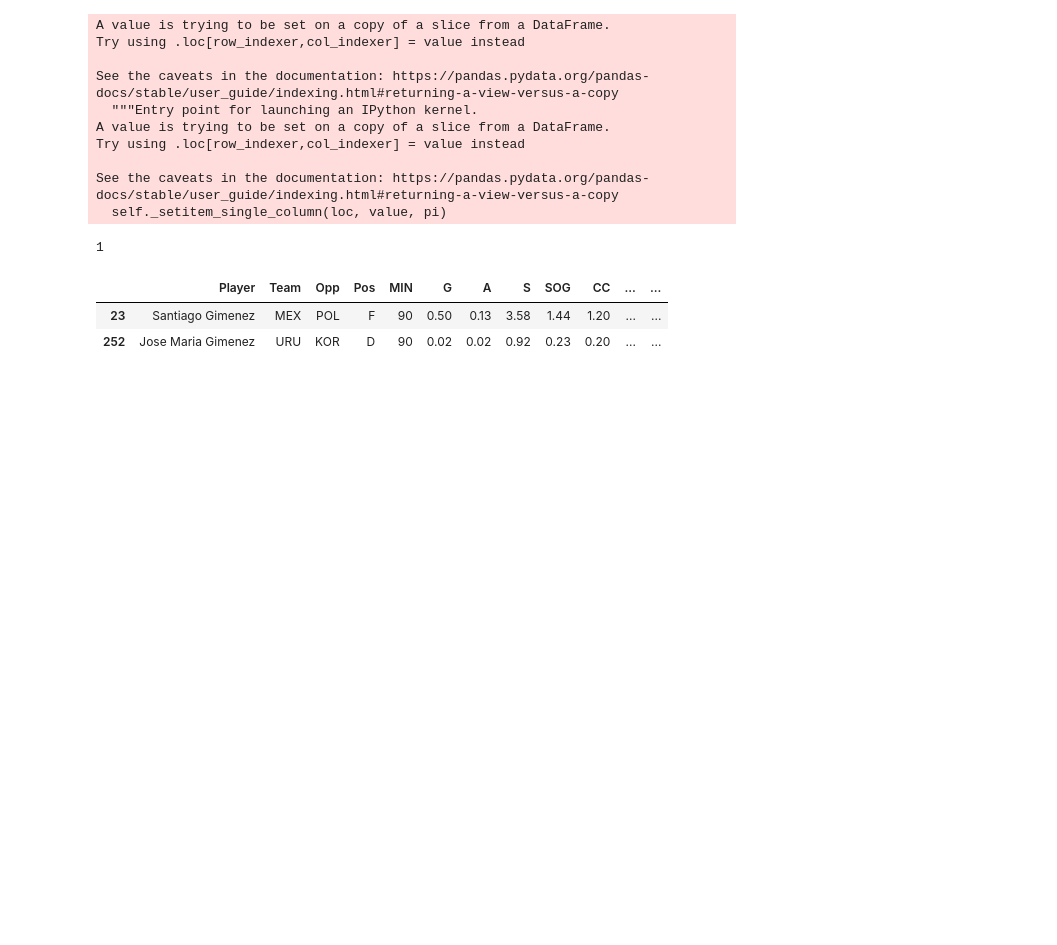
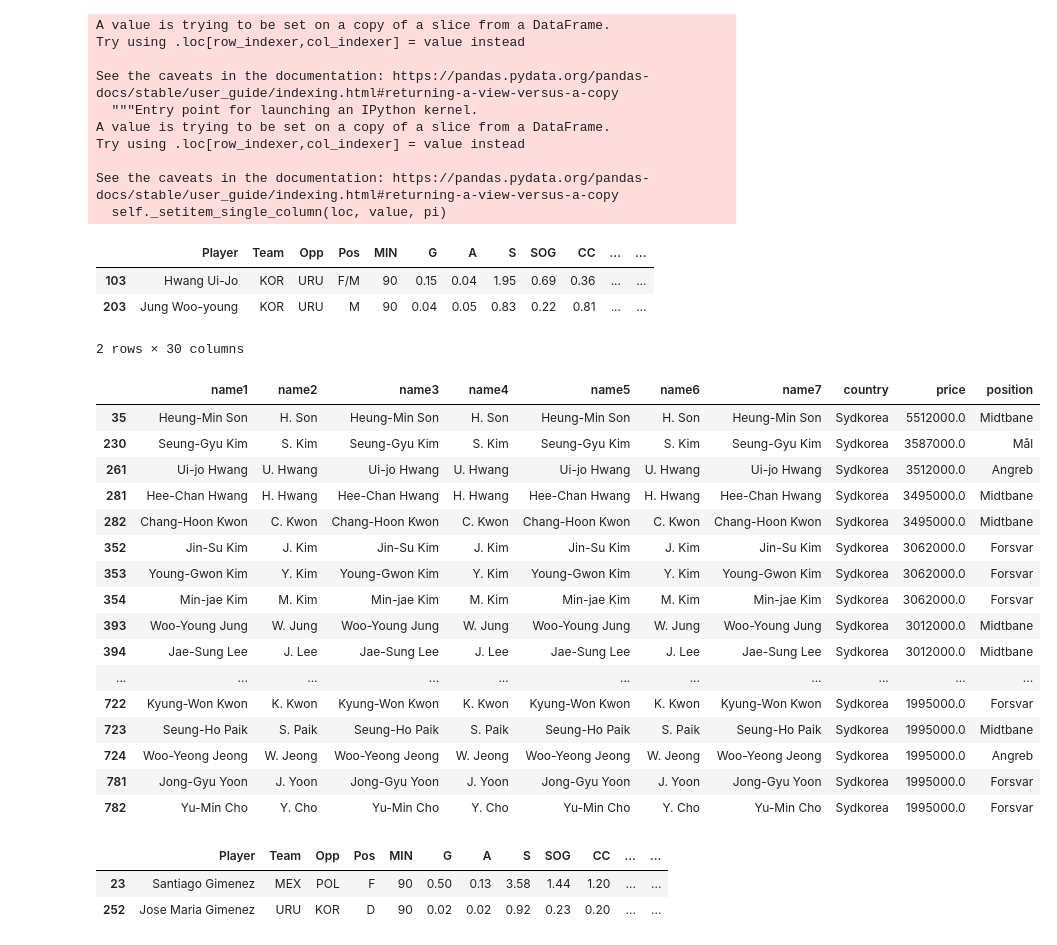
Before and after one commit to MathiasMSorensen/WC2022--Lineup-Optimizer, a Jupyter notebook: optimize.ipynb, the cells around one changed output. Drawn from its saved outputs; the diff is of its cells as text; code cells hidden in the pictures; blank space fills up the shorter version.

```diff
--- a/optimize.ipynb
+++ b/optimize.ipynb
@@ -109,9 +113,32 @@ Try using .loc[row_indexer,col_indexer] = value instead
 See the caveats in the documentation: https://pandas.pydata.org/pandas-docs/stable/user_guide/indexing.html#returning-a-view-versus-a-copy
   self._setitem_single_column(loc, value, pi)
 # %%
-rw["Player_match"].value_counts().max()
+rw[rw["Player_match"]=="null"]
 # %% [output]
+|  | Player | Team | Opp | Pos | MIN | G | A | S | SOG | CC | ... | ... |
+| 103 | Hwang Ui-Jo | KOR | URU | F/M | 90 | 0.15 | 0.04 | 1.95 | 0.69 | 0.36 | ... | ... |
+| 203 | Jung Woo-young | KOR | URU | M | 90 | 0.04 | 0.05 | 0.83 | 0.22 | 0.81 | ... | ... |
-1
+2 rows × 30 columns
+# %%
+df_holdet[df_holdet["country"]=="Sydkorea"]
+# %% [output]
+|  | name1 | name2 | name3 | name4 | name5 | name6 | name7 | country | price | position |
+| 35 | Heung-Min Son | H. Son | Heung-Min Son | H. Son | Heung-Min Son | H. Son | Heung-Min Son | Sydkorea | 5512000.0 | Midtbane |
+| 230 | Seung-Gyu Kim | S. Kim | Seung-Gyu Kim | S. Kim | Seung-Gyu Kim | S. Kim | Seung-Gyu Kim | Sydkorea | 3587000.0 | Mål |
+| 261 | Ui-jo Hwang | U. Hwang | Ui-jo Hwang | U. Hwang | Ui-jo Hwang | U. Hwang | Ui-jo Hwang | Sydkorea | 3512000.0 | Angreb |
+| 281 | Hee-Chan Hwang | H. Hwang | Hee-Chan Hwang | H. Hwang | Hee-Chan Hwang | H. Hwang | Hee-Chan Hwang | Sydkorea | 3495000.0 | Midtbane |
+| 282 | Chang-Hoon Kwon | C. Kwon | Chang-Hoon Kwon | C. Kwon | Chang-Hoon Kwon | C. Kwon | Chang-Hoon Kwon | Sydkorea | 3495000.0 | Midtbane |
+| 352 | Jin-Su Kim | J. Kim | Jin-Su Kim | J. Kim | Jin-Su Kim | J. Kim | Jin-Su Kim | Sydkorea | 3062000.0 | Forsvar |
+| 353 | Young-Gwon Kim | Y. Kim | Young-Gwon Kim | Y. Kim | Young-Gwon Kim | Y. Kim | Young-Gwon Kim | Sydkorea | 3062000.0 | Forsvar |
+| 354 | Min-jae Kim | M. Kim | Min-jae Kim | M. Kim | Min-jae Kim | M. Kim | Min-jae Kim | Sydkorea | 3062000.0 | Forsvar |
+| 393 | Woo-Young Jung | W. Jung | Woo-Young Jung | W. Jung | Woo-Young Jung | W. Jung | Woo-Young Jung | Sydkorea | 3012000.0 | Midtbane |
+| 394 | Jae-Sung Lee | J. Lee | Jae-Sung Lee | J. Lee | Jae-Sung Lee | J. Lee | Jae-Sung Lee | Sydkorea | 3012000.0 | Midtbane |
+| ... | ... | ... | ... | ... | ... | ... | ... | ... | ... | ... |
+| 722 | Kyung-Won Kwon | K. Kwon | Kyung-Won Kwon | K. Kwon | Kyung-Won Kwon | K. Kwon | Kyung-Won Kwon | Sydkorea | 1995000.0 | Forsvar |
+| 723 | Seung-Ho Paik | S. Paik | Seung-Ho Paik | S. Paik | Seung-Ho Paik | S. Paik | Seung-Ho Paik | Sydkorea | 1995000.0 | Midtbane |
+| 724 | Woo-Yeong Jeong | W. Jeong | Woo-Yeong Jeong | W. Jeong | Woo-Yeong Jeong | W. Jeong | Woo-Yeong Jeong | Sydkorea | 1995000.0 | Angreb |
+| 781 | Jong-Gyu Yoon | J. Yoon | Jong-Gyu Yoon | J. Yoon | Jong-Gyu Yoon | J. Yoon | Jong-Gyu Yoon | Sydkorea | 1995000.0 | Forsvar |
+| 782 | Yu-Min Cho | Y. Cho | Yu-Min Cho | Y. Cho | Yu-Min Cho | Y. Cho | Yu-Min Cho | Sydkorea | 1995000.0 | Forsvar |
 # %%
 rw[rw["Player_match"]=="Jose Gimenez"]
 # %% [output]
```
Also changed, not shown: parts of 5 cells of this notebook, 6 other files.
